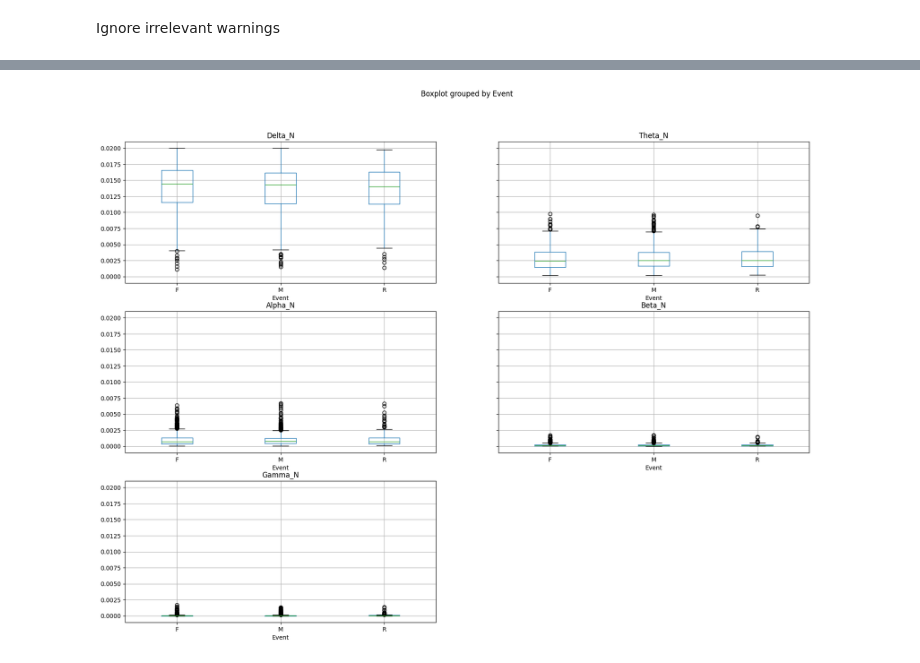
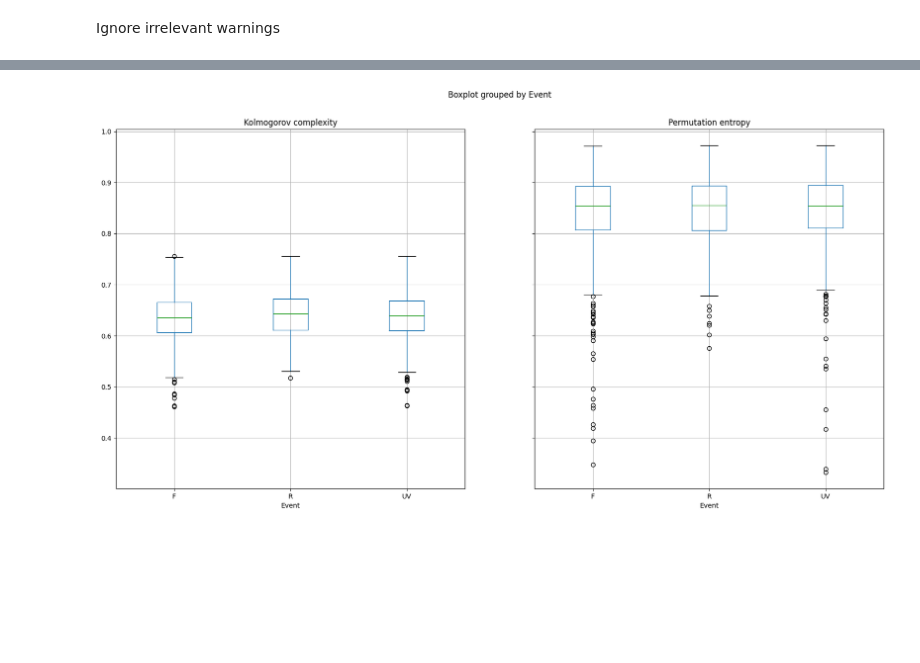
Before and after one commit to cdhvilsted/Bachelor_project_2024, a Jupyter notebook: feature_stats.ipynb, the cells around one changed output, grey strips where cells are left out. Drawn from its saved outputs; the diff is of its cells as text; code cells hidden in the pictures; blank space fills up the shorter version.

```diff
--- a/feature_stats.ipynb
+++ b/feature_stats.ipynb
@@ -33,8 +33,8 @@ Concatenate data
 # %%
 path ='CSV_features_NEW/'
 folder = os.fsencode(path)
-renamed_markers_list = ['No.', 'Event', 'Delta', 'Delta_N', 'Theta', 'Theta_N', 'Alpha', 'Alpha_N', 'Beta', 'Beta_N', 'Gamma', 'Gamma_N', 'SE', 'MSF', 'Sef90', 'Sef95', 'PE', 'wSMI', 'Kolmogorov', 'MeanRR', 'StdRR', 'MeanHR', 'StdHR', 'MinHR', 'MaxHR', 'freq_slope_mean','freq_slope_std']
 m_list = ['Delta', 'Delta_N', 'Theta', 'Theta_N', 'Alpha', 'Alpha_N', 'Beta', 'Beta_N', 'Gamma', 'Gamma_N', 'SE', 'MSF', 'Sef90', 'Sef95', 'PE', 'wSMI', 'Kolmogorov', 'MeanRR', 'StdRR', 'MeanHR', 'StdHR', 'MinHR', 'MaxHR', 'freq_slope_mean','freq_slope_std']
+renamed_markers_list = ['No.', 'Event', 'Delta', 'Delta (normalized)', 'Theta', 'Theta (normalized)', 'Alpha', 'Alpha (normalized)', 'Beta', 'Beta (normalized)', 'Gamma', 'Gamma (normalized)', 'Spectral entropy', 'Median Spectral Frequency', 'Spectral edge 90', 'Spectral edge 95', 'Permutation entropy', 'Weigthed Symbolic Mutual Information', 'Kolmogorov complexity', 'Mean values of RR-intervals', 'Std of RR-intervals', 'Mean of heart rates (HR)', 'Std of heart rates (HR)', 'Minimum values of heart rate (HR)', 'Maximum values of heart rate (HR)', 'Mean of slope of aperiodic curve','Std of slope of aperiodic curve']
 mean_list = [i + '_mean' for i in m_list]
 std_list = [i + '_std' for i in m_list]
 
@@ -116,5 +146,5 @@ plt.show()
 # %%
-all_data_as_df.boxplot(column=['Delta_N','Theta_N', 'Alpha_N','Beta_N', 'Gamma_N'], by='Event', figsize=(20,15), sharex=False)
+all_data_as_df.boxplot(column=['Kolmogorov complexity', 'Permutation entropy'], by='Event', figsize=(20,10), sharex=False)
 plt.show()
 # %% [output]
-[figure, old version]
+[figure, new version]
```
Also changed, not shown: parts of 23 cells of this notebook, 3 other files.
